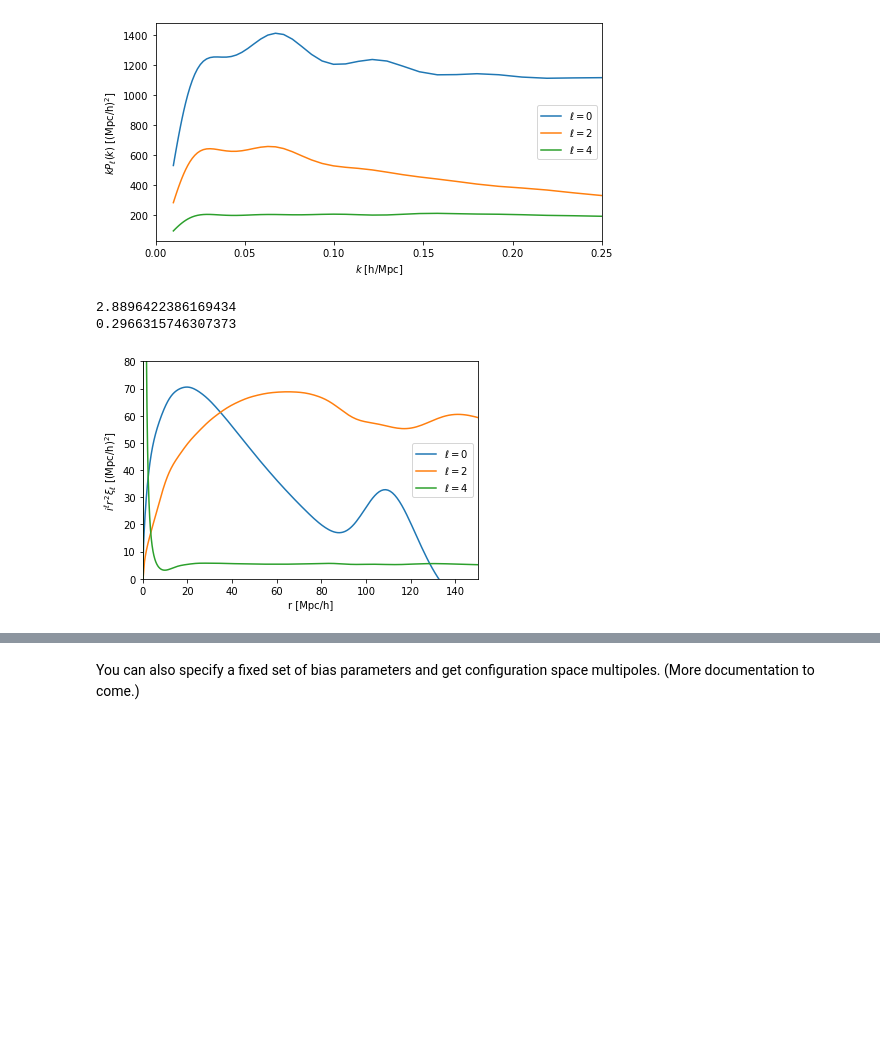
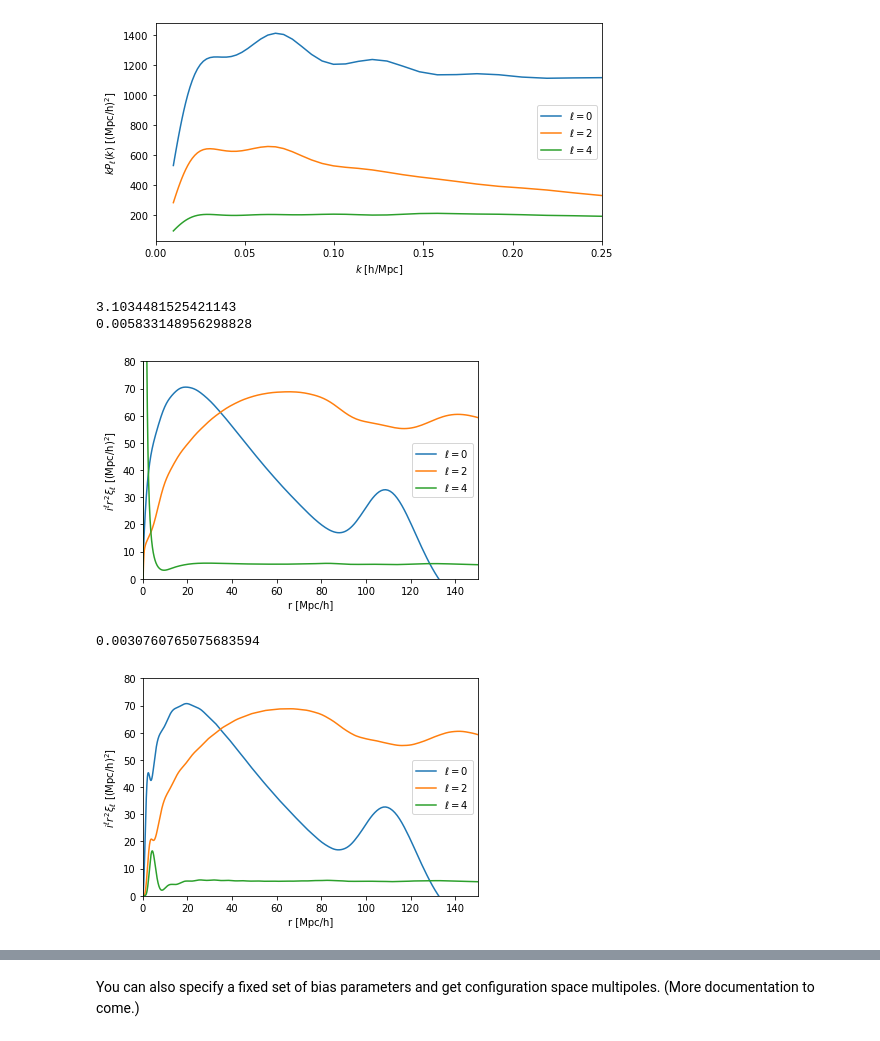
Before and after one commit to sfschen/velocileptors, a Jupyter notebook: Direct LPT RSD Examples.ipynb, the cells around one changed output, grey strips where cells are left out. Drawn from its saved outputs; the diff is of its cells as text; code cells hidden in the pictures; blank space fills up the shorter version.

```diff
--- a/Direct LPT RSD Examples.ipynb
+++ b/Direct LPT RSD Examples.ipynb
@@ -135,7 +135,7 @@ pars   = biases + cterms + stoch
 # at intermediate/high k you can drop the number of sampled points to below 50.
 
 t1 = time.time()
-lpt.make_pltable(f, apar=1, aperp=1, kmin = 5e-3, kmax = 0.8, nk = 60, nmax=4)
+lpt.make_pltable(f, apar=1, aperp=1, kmin = 5e-3, kmax = 1.0, nk = 60, nmax=4)
 t2 = time.time()
 print(t2-t1)
 
@@ -158,6 +158,32 @@ plt.xlim(0,150)
 plt.ylim(0,80)
 plt.show()
 # %% [output]
-2.8896422386169434
-0.2966315746307373
+3.1034481525421143
+0.005833148956298828
 [figure]
+# %%
+# There is also an alternative extrapolation scheme using Hermite polynomials instead of loginterp
+# This can be more robust for situations where e.g. the quadrupole has a zero crossing
+# However it also has a tendency to make oscillatory residuals at low separations... so... beta.
+
+t1 = time.time()
+xi0g, xi2g, xi4g = lpt.combine_bias_terms_xiell(pars, method='gauss_poly')
+t2 = time.time()
+print(t2-t1)
+
+plt.plot(xi0[0],  xi0[0]**2 * xi0g[1], label=r'$\ell = 0$')
+plt.plot(xi2[0], -xi2[0]**2 * xi2g[1], label=r'$\ell = 2$')
+plt.plot(xi4[0],  xi4[0]**2 * xi4g[1], label=r'$\ell = 4$')
+
+
+#
+plt.xlabel(r'r [Mpc/h]')
+plt.ylabel(r'$i^\ell r^2 \xi_\ell$ [(Mpc/h)$^2$]')
+plt.legend()
+#
+plt.xlim(0,150)
+plt.ylim(0,80)
+plt.show()
+# %% [output]
+0.0030760765075683594
+[figure, added]
```
Also changed, not shown: parts of 5 cells of this notebook, 2 other files.
